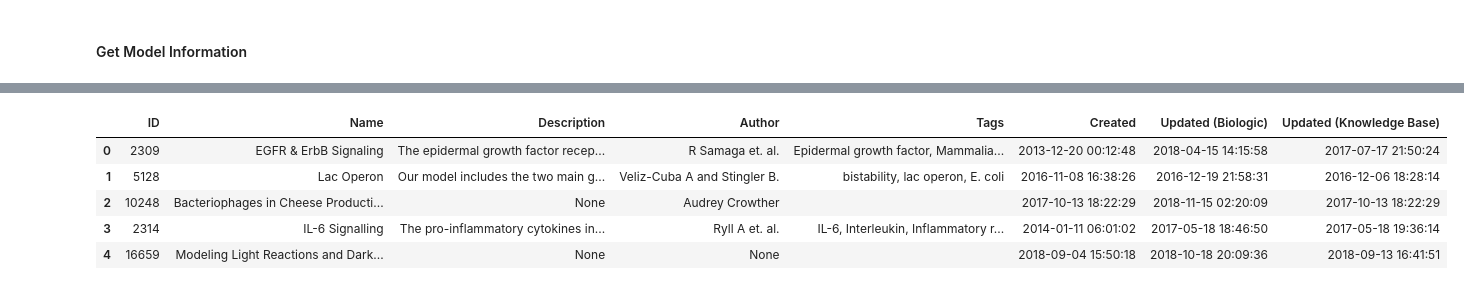
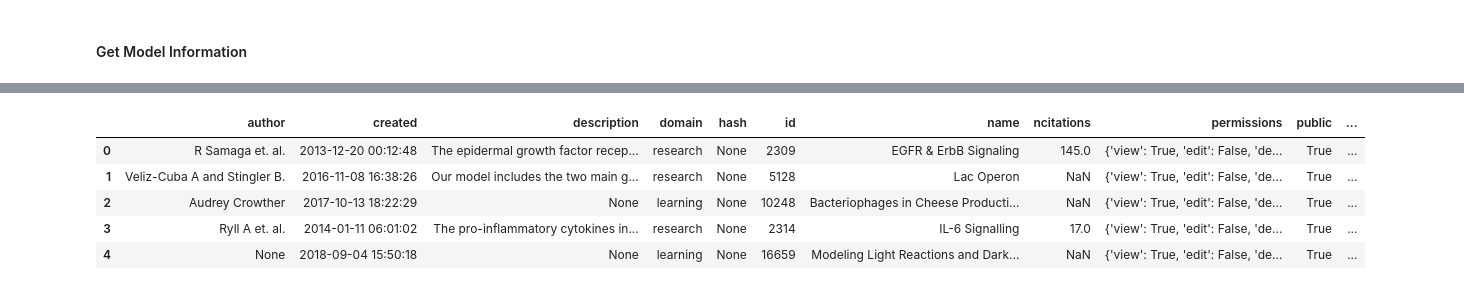
Before and after one commit to cellcollective/ccapi, a Jupyter notebook: notebooks/Example.ipynb, the cells around one changed output, grey strips where cells are left out. Cells and saved outputs as stored; diff of their text form; code cells hidden in the pictures.

```diff
--- a/notebooks/Example.ipynb
+++ b/notebooks/Example.ipynb
@@ -46,3 +11,28 @@ def tabulate_users(users):
+# %%
+import random
+import pandas as pd
+
+pd.set_option("display.max_rows", None)
+
+# Display Fetched List
+def tabulate_resources(resources):
+    if not isinstance(resources, (list, tuple)):
+        resources = [resources]
+
+    attrs = [attr for attr in dir(resources[0]) if not attr.startswith("__")]
+    rows  = [ ]
+
+    for resource in resources:
+        row = [ ]
+
+        for attr in attrs:
+            value = getattr(resource, attr)
+            row.append(value)
+
+        rows.append(row)
+
+    data   = pd.DataFrame(rows, columns = attrs)
+    return data
 # %% [markdown]
 ### Usage
 # %%
@@ -102,6 +92,6 @@ tabulate_users(users)
 # %% [markdown]
 #### Get Model Information
 # %%
-models = cc.get("model")
-tabulate_models(models)
+models = client.get("model")
+tabulate_resources(models)
 # %% [output]
@@ -121,8 +111,8 @@ tabulate_models(models)
-|  | ID | Name | Description | Author | Tags | Created | Updated (Biologic) | Updated (Knowledge Base) |
-| 0 | 2309 | EGFR & ErbB Signaling | The epidermal growth factor recep... | R Samaga et. al. | Epidermal growth factor, Mammalia... | 2013-12-20 00:12:48 | 2018-04-15 14:15:58 | 2017-07-17 21:50:24 |
-| 1 | 5128 | Lac Operon | Our model includes the two main g... | Veliz-Cuba A and Stingler B. | bistability, lac operon, E. coli | 2016-11-08 16:38:26 | 2016-12-19 21:58:31 | 2016-12-06 18:28:14 |
-| 2 | 10248 | Bacteriophages in Cheese Producti... | None | Audrey Crowther |  | 2017-10-13 18:22:29 | 2018-11-15 02:20:09 | 2017-10-13 18:22:29 |
-| 3 | 2314 | IL-6 Signalling | The pro-inflammatory cytokines in... | Ryll A et. al. | IL-6, Interleukin, Inflammatory r... | 2014-01-11 06:01:02 | 2017-05-18 18:46:50 | 2017-05-18 19:36:14 |
-| 4 | 16659 | Modeling Light Reactions and Dark... | None | None |  | 2018-09-04 15:50:18 | 2018-10-18 20:09:36 | 2018-09-13 16:41:51 |
+|  | author | created | description | domain | hash | id | name | ncitations | permissions | public | ... |
+| 0 | R Samaga et. al. | 2013-12-20 00:12:48 | The epidermal growth factor recep... | research | None | 2309 | EGFR & ErbB Signaling | 145.0 | {'view': True, 'edit': False, 'de... | True | ... |
+| 1 | Veliz-Cuba A and Stingler B. | 2016-11-08 16:38:26 | Our model includes the two main g... | research | None | 5128 | Lac Operon | NaN | {'view': True, 'edit': False, 'de... | True | ... |
+| 2 | Audrey Crowther | 2017-10-13 18:22:29 | None | learning | None | 10248 | Bacteriophages in Cheese Producti... | NaN | {'view': True, 'edit': False, 'de... | True | ... |
+| 3 | Ryll A et. al. | 2014-01-11 06:01:02 | The pro-inflammatory cytokines in... | research | None | 2314 | IL-6 Signalling | 17.0 | {'view': True, 'edit': False, 'de... | True | ... |
+| 4 | None | 2018-09-04 15:50:18 | None | learning | None | 16659 | Modeling Light Reactions and Dark... | NaN | {'view': True, 'edit': False, 'de... | True | ... |
 # %%
 # Paginate through Resources
```
Also changed, not shown: parts of 20 cells of this notebook, 10 other files.
